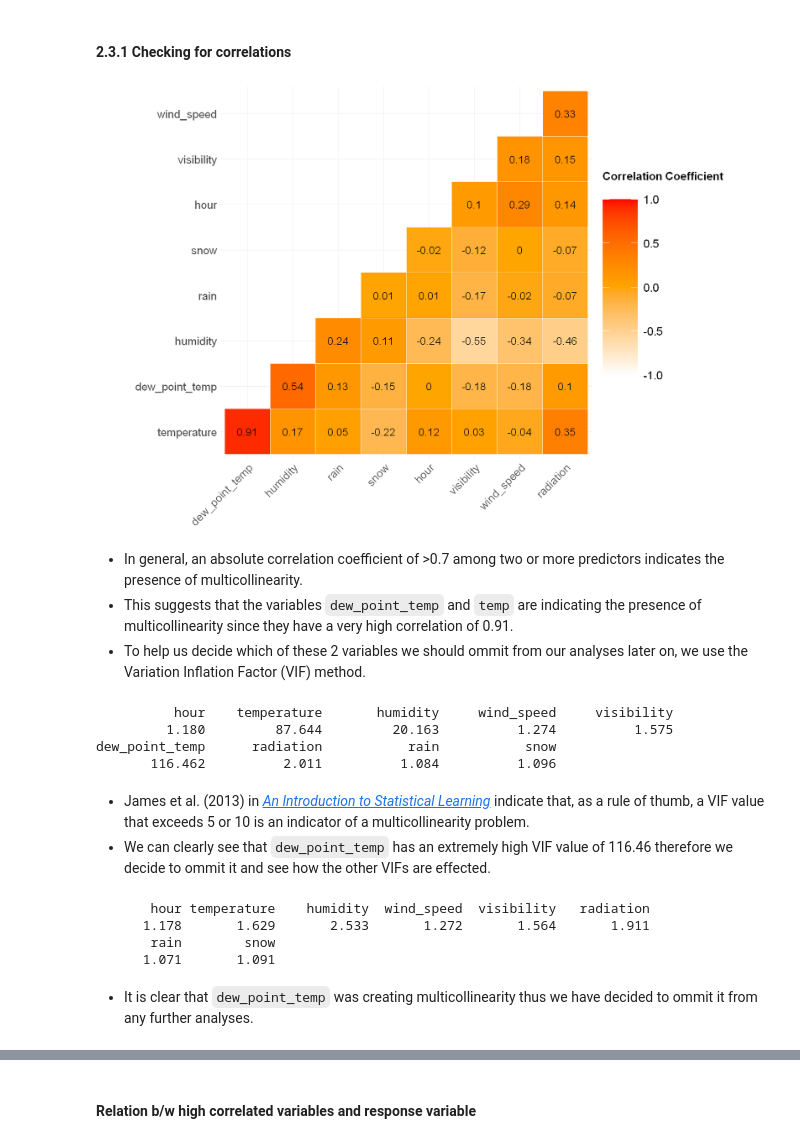
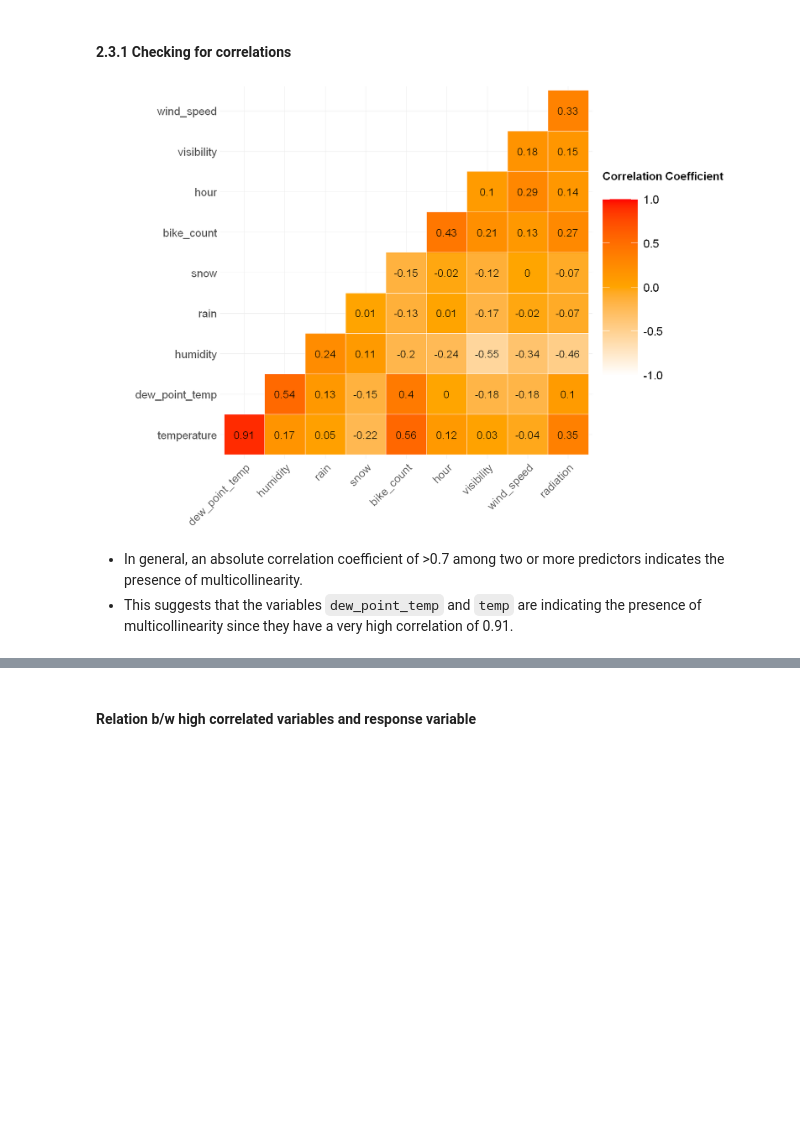
Before and after one commit to omertahi/STAT301-Project, a Jupyter notebook: Project Proposal.ipynb, the cells around one changed output, grey strips where cells are left out. Cells and saved outputs as stored; diff of their text form; code cells hidden in the pictures; blank space fills up the shorter version.

```diff
--- a/Project Proposal.ipynb
+++ b/Project Proposal.ipynb
@@ -79,60 +66,26 @@ A data.frame: 8465 × 13
 # %%
 options(repr.plot.width = 15, repr.plot.height = 10)
 
 corr_plot <-
     bike_data |>
-    select(-c(date, season, holiday, bike_count)) |>
+    select(-c(date, season, holiday)) |>
     cor() |>
     round(2) |>
     ggcorrplot(hc.order = TRUE,
                outline.col = "white",
                type = "lower",
                lab = TRUE,
                lab_size = 6,
                tl.cex = 18,
                colors = c("white", "orange", "red"),
                legend.title = "Correlation Coefficient\n") +
     theme(legend.title = element_text(size = 18, face = "bold"),
           legend.text = element_text(size = 18),
           legend.key.size = unit(2, "cm"))
 
 corr_plot
 # %% [output]
-[figure, old version]
+[figure, new version]
 # %% [markdown]
 * In general, an absolute correlation coefficient of >0.7 among two or more predictors indicates the presence of multicollinearity.
 * This suggests that the variables `dew_point_temp` and `temp` are indicating the presence of multicollinearity since they have a very high correlation of 0.91.
-* To help us decide which of these 2 variables we should ommit from our analyses later on, we use the Variation Inflation Factor (VIF) method.
-# %%
-VIF_MLR_bike <-
-    bike_data %>%
-    select(-c(date, season, holiday)) %>%
-    lm(bike_count ~ ., data = .) %>%
-    vif() %>%
-    round(3)
-
-VIF_MLR_bike
-# %% [output]
-          hour    temperature       humidity     wind_speed     visibility
-         1.180         87.644         20.163          1.274          1.575
-dew_point_temp      radiation           rain           snow
-       116.462          2.011          1.084          1.096
-# %% [markdown]
-* James et al. (2013) in [*An Introduction to Statistical Learning*](https://www.statlearning.com/) indicate that, as a rule of thumb, a VIF value that exceeds 5 or 10 is an indicator of a  multicollinearity problem.
-* We can clearly see that `dew_point_temp` has an extremely high VIF value of 116.46 therefore we decide to ommit it and see how the other VIFs are effected.
-# %%
-VIF_MLR_bike <-
-    bike_data %>%
-    select(-c(date, season, holiday, dew_point_temp)) %>%
-    lm(bike_count ~ ., data = .) %>%
-    vif() %>%
-    round(3)
-
-VIF_MLR_bike
-# %% [output]
-       hour temperature    humidity  wind_speed  visibility   radiation
-      1.178       1.629       2.533       1.272       1.564       1.911
-       rain        snow
-      1.071       1.091
-# %% [markdown]
-* It is clear that `dew_point_temp` was creating multicollinearity thus we have decided to ommit it from any further analyses.
```
Also changed, not shown: parts of 9 cells of this notebook, 1 other file.
